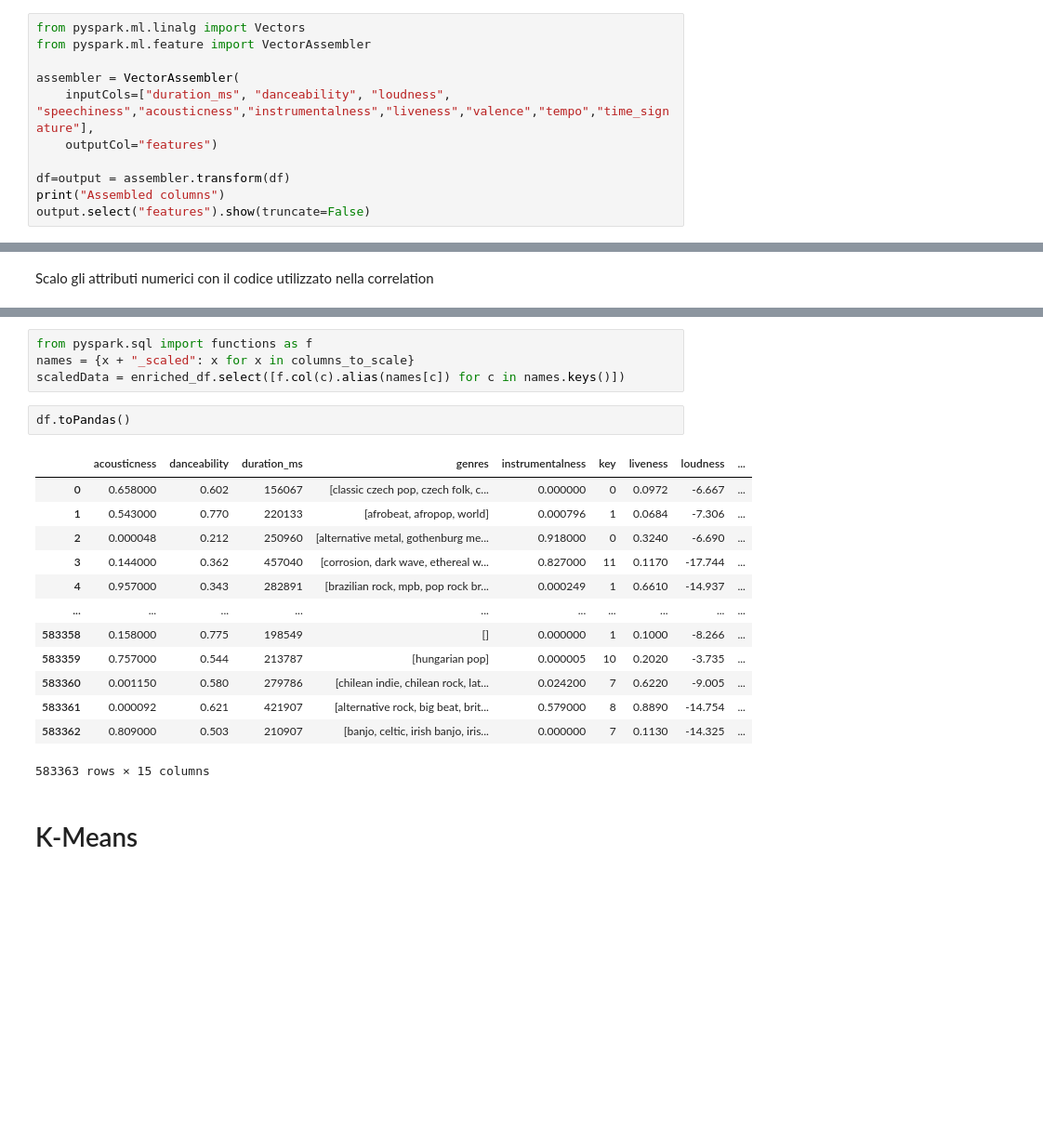
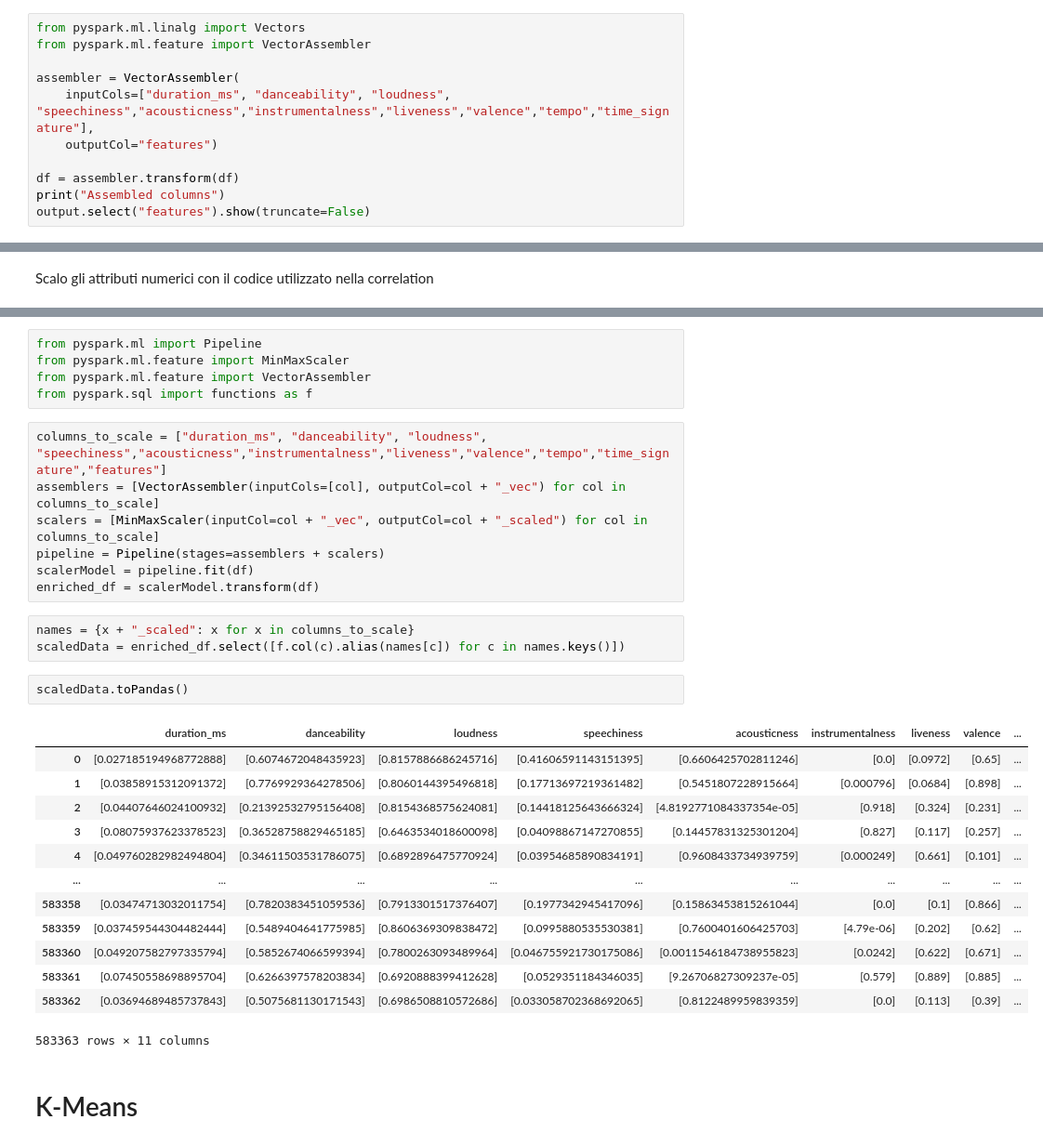
Before and after one commit to carloalbe/Pyspark-Spotify-Analysis, a Jupyter notebook: spotify_clustering.ipynb, the cells around one changed output, grey strips where cells are left out. Shown: that part at 93% size. Drawn from its saved outputs; the diff is of its cells as text; blank space fills up the shorter version.

```diff
--- a/spotify_clustering.ipynb
+++ b/spotify_clustering.ipynb
@@ -54,7 +56,7 @@ assembler = VectorAssembler(
     inputCols=["duration_ms", "danceability", "loudness", "speechiness","acousticness","instrumentalness","liveness","valence","tempo","time_signature"],
     outputCol="features")
 
-df=output = assembler.transform(df)
+df = assembler.transform(df)
 print("Assembled columns")
 output.select("features").show(truncate=False)
 # %% [output]
@@ -171,22 +124,33 @@ only showing top 20 rows
+# %%
+from pyspark.ml import Pipeline
+from pyspark.ml.feature import MinMaxScaler
+from pyspark.ml.feature import VectorAssembler
+from pyspark.sql import functions as f
+# %%
+columns_to_scale = ["duration_ms", "danceability", "loudness", "speechiness","acousticness","instrumentalness","liveness","valence","tempo","time_signature","features"]
+assemblers = [VectorAssembler(inputCols=[col], outputCol=col + "_vec") for col in columns_to_scale]
+scalers = [MinMaxScaler(inputCol=col + "_vec", outputCol=col + "_scaled") for col in columns_to_scale]
+pipeline = Pipeline(stages=assemblers + scalers)
+scalerModel = pipeline.fit(df)
+enriched_df = scalerModel.transform(df)
 # %%
-from pyspark.sql import functions as f
 names = {x + "_scaled": x for x in columns_to_scale}
 scaledData = enriched_df.select([f.col(c).alias(names[c]) for c in names.keys()])
 # %%
-df.toPandas()
+scaledData.toPandas()
 # %% [output]
-|  | acousticness | danceability | duration_ms | genres | instrumentalness | key | liveness | loudness | ... |
-| 0 | 0.658000 | 0.602 | 156067 | [classic czech pop, czech folk, c... | 0.000000 | 0 | 0.0972 | -6.667 | ... |
-| 1 | 0.543000 | 0.770 | 220133 | [afrobeat, afropop, world] | 0.000796 | 1 | 0.0684 | -7.306 | ... |
-| 2 | 0.000048 | 0.212 | 250960 | [alternative metal, gothenburg me... | 0.918000 | 0 | 0.3240 | -6.690 | ... |
-| 3 | 0.144000 | 0.362 | 457040 | [corrosion, dark wave, ethereal w... | 0.827000 | 11 | 0.1170 | -17.744 | ... |
-| 4 | 0.957000 | 0.343 | 282891 | [brazilian rock, mpb, pop rock br... | 0.000249 | 1 | 0.6610 | -14.937 | ... |
+|  | duration_ms | danceability | loudness | speechiness | acousticness | instrumentalness | liveness | valence | ... |
+| 0 | [0.027185194968772888] | [0.6074672048435923] | [0.8157886686245716] | [0.41606591143151395] | [0.6606425702811246] | [0.0] | [0.0972] | [0.65] | ... |
+| 1 | [0.03858915312091372] | [0.7769929364278506] | [0.8060144395496818] | [0.17713697219361482] | [0.5451807228915664] | [0.000796] | [0.0684] | [0.898] | ... |
+| 2 | [0.04407646024100932] | [0.21392532795156408] | [0.8154368575624081] | [0.14418125643666324] | [4.8192771084337354e-05] | [0.918] | [0.324] | [0.231] | ... |
+| 3 | [0.08075937623378523] | [0.36528758829465185] | [0.6463534018600098] | [0.04098867147270855] | [0.14457831325301204] | [0.827] | [0.117] | [0.257] | ... |
+| 4 | [0.049760282982494804] | [0.34611503531786075] | [0.6892896475770924] | [0.03954685890834191] | [0.9608433734939759] | [0.000249] | [0.661] | [0.101] | ... |
 | ... | ... | ... | ... | ... | ... | ... | ... | ... | ... |
-| 583358 | 0.158000 | 0.775 | 198549 | [] | 0.000000 | 1 | 0.1000 | -8.266 | ... |
-| 583359 | 0.757000 | 0.544 | 213787 | [hungarian pop] | 0.000005 | 10 | 0.2020 | -3.735 | ... |
-| 583360 | 0.001150 | 0.580 | 279786 | [chilean indie, chilean rock, lat... | 0.024200 | 7 | 0.6220 | -9.005 | ... |
-| 583361 | 0.000092 | 0.621 | 421907 | [alternative rock, big beat, brit... | 0.579000 | 8 | 0.8890 | -14.754 | ... |
-| 583362 | 0.809000 | 0.503 | 210907 | [banjo, celtic, irish banjo, iris... | 0.000000 | 7 | 0.1130 | -14.325 | ... |
+| 583358 | [0.03474713032011754] | [0.7820383451059536] | [0.7913301517376407] | [0.1977342945417096] | [0.15863453815261044] | [0.0] | [0.1] | [0.866] | ... |
+| 583359 | [0.037459544304482444] | [0.5489404641775985] | [0.8606369309838472] | [0.0995880535530381] | [0.7600401606425703] | [4.79e-06] | [0.202] | [0.62] | ... |
+| 583360 | [0.049207582797335794] | [0.5852674066599394] | [0.7800263093489964] | [0.046755921730175086] | [0.0011546184738955823] | [0.0242] | [0.622] | [0.671] | ... |
+| 583361 | [0.07450558698895704] | [0.6266397578203834] | [0.6920888399412628] | [0.0529351184346035] | [9.26706827309237e-05] | [0.579] | [0.889] | [0.885] | ... |
+| 583362 | [0.03694689485737843] | [0.5075681130171543] | [0.6986508810572686] | [0.033058702368692065] | [0.8122489959839359] | [0.0] | [0.113] | [0.39] | ... |
-583363 rows × 15 columns
+583363 rows × 11 columns
 # %% [markdown]
 # K-Means
```
Also changed, not shown: parts of 12 cells of this notebook.
